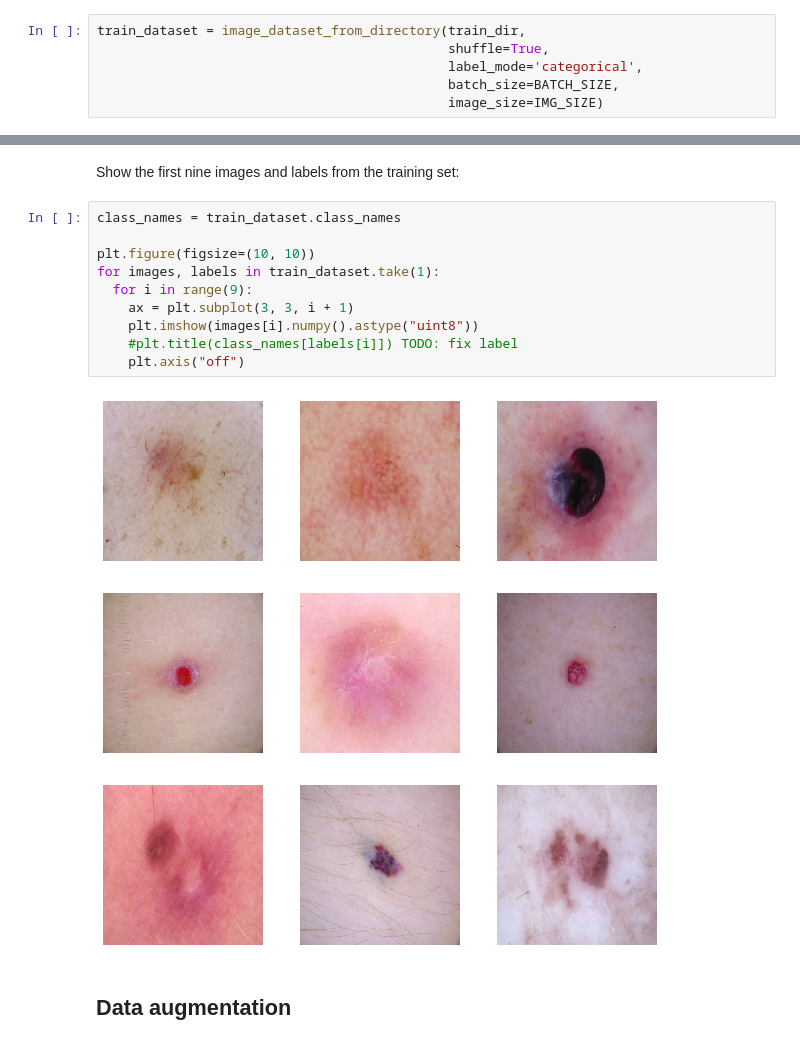
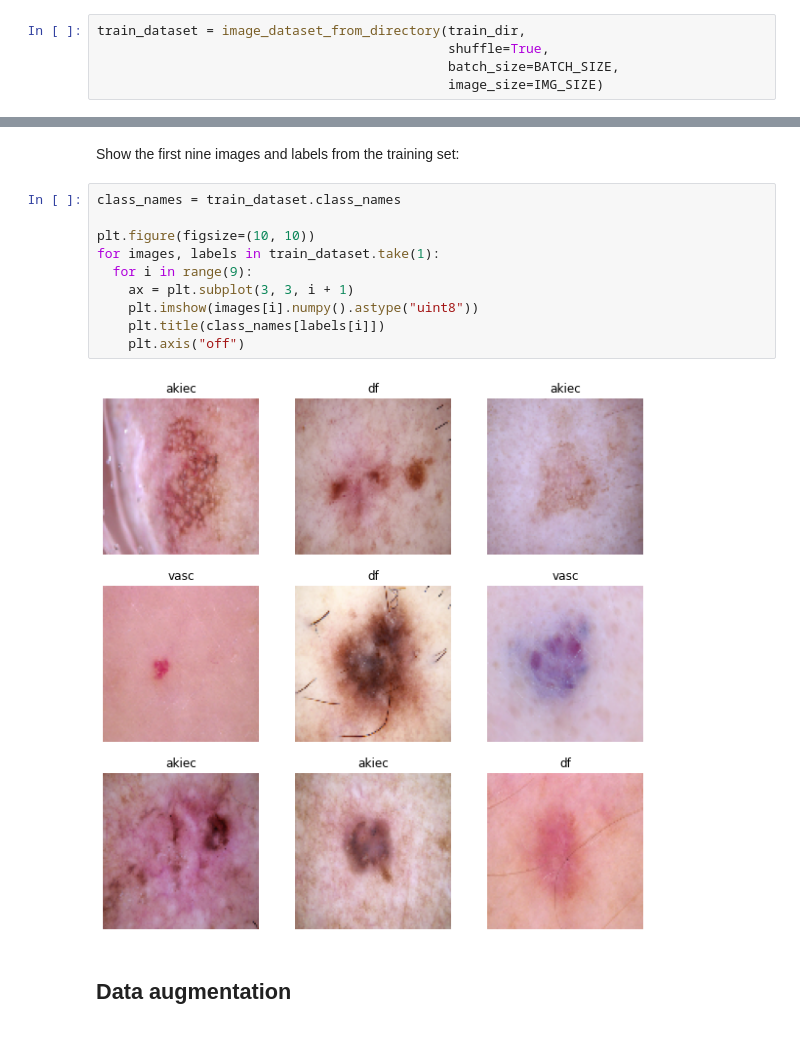
Before and after one commit to ML-Bioinfo-CEITEC/ECCB2021, a Jupyter notebook: 04_Transfer_Learning.ipynb, the cells around one changed output, grey strips where cells are left out. Drawn from its saved outputs; the diff is of its cells as text.

Commit message:
fixing labels of images in plot

```diff
--- a/04_Transfer_Learning.ipynb
+++ b/04_Transfer_Learning.ipynb
@@ -44,7 +44,6 @@ IMG_SIZE = (100, 100)
 # %%
 train_dataset = image_dataset_from_directory(train_dir,
                                              shuffle=True,
-                                             label_mode='categorical',
                                              batch_size=BATCH_SIZE,
                                              image_size=IMG_SIZE)
 # %% [output]
@@ -62,15 +60,15 @@ Show the first nine images and labels from the training set:
 # %%
 class_names = train_dataset.class_names
 
 plt.figure(figsize=(10, 10))
 for images, labels in train_dataset.take(1):
   for i in range(9):
     ax = plt.subplot(3, 3, i + 1)
     plt.imshow(images[i].numpy().astype("uint8"))
-    #plt.title(class_names[labels[i]]) TODO: fix label
+    plt.title(class_names[labels[i]])
     plt.axis("off")
 # %% [output]
-[figure, old version]
+[figure, new version]
 # %% [markdown]
 ## Data augmentation
 # %% [markdown]
```
Also changed, not shown: parts of 1 cell of this notebook.
